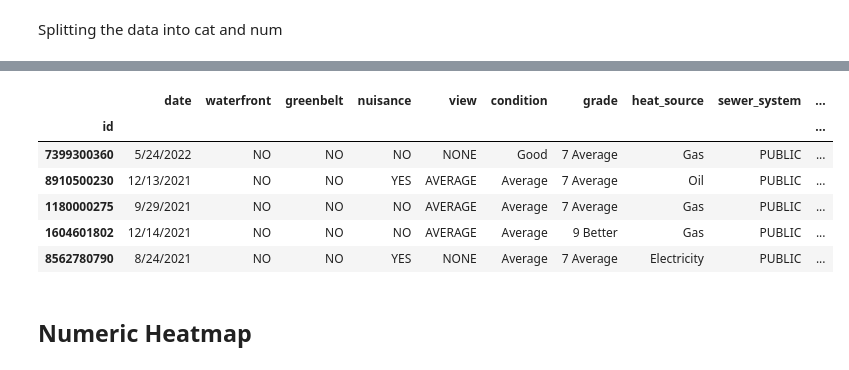
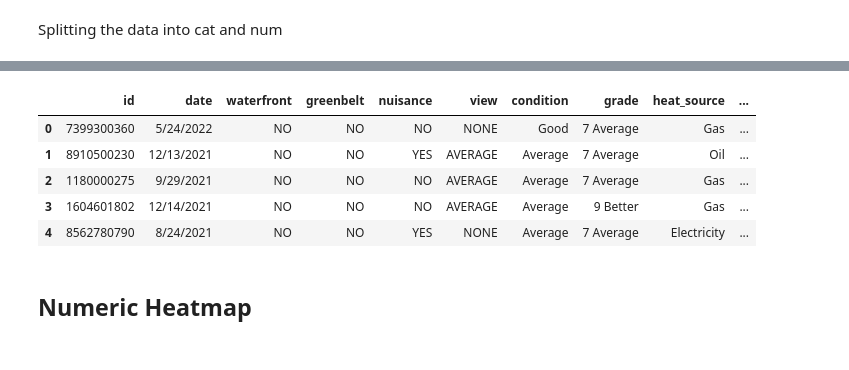
Before and after one commit to alexanderdaffara/HousingSalesRegression, a Jupyter notebook: Andre_Notebook.ipynb, the cells around one changed output, grey strips where cells are left out. Saved outputs shown, nothing was run; the diff lists cells and outputs as text; code cells hidden in the pictures.

```diff
--- a/Andre_Notebook.ipynb
+++ b/Andre_Notebook.ipynb
@@ -86,14 +90,14 @@ numeric_df.head()
 # %%
 cat_df = df.select_dtypes(object)
+cat_df = cat_df.reset_index()
 cat_df.head()
 # %% [output]
-|  | date | waterfront | greenbelt | nuisance | view | condition | grade | heat_source | sewer_system | ... |
-| id |  |  |  |  |  |  |  |  |  | ... |
-| 7399300360 | 5/24/2022 | NO | NO | NO | NONE | Good | 7 Average | Gas | PUBLIC | ... |
-| 8910500230 | 12/13/2021 | NO | NO | YES | AVERAGE | Average | 7 Average | Oil | PUBLIC | ... |
-| 1180000275 | 9/29/2021 | NO | NO | NO | AVERAGE | Average | 7 Average | Gas | PUBLIC | ... |
-| 1604601802 | 12/14/2021 | NO | NO | NO | AVERAGE | Average | 9 Better | Gas | PUBLIC | ... |
-| 8562780790 | 8/24/2021 | NO | NO | YES | NONE | Average | 7 Average | Electricity | PUBLIC | ... |
+|  | id | date | waterfront | greenbelt | nuisance | view | condition | grade | heat_source | ... |
+| 0 | 7399300360 | 5/24/2022 | NO | NO | NO | NONE | Good | 7 Average | Gas | ... |
+| 1 | 8910500230 | 12/13/2021 | NO | NO | YES | AVERAGE | Average | 7 Average | Oil | ... |
+| 2 | 1180000275 | 9/29/2021 | NO | NO | NO | AVERAGE | Average | 7 Average | Gas | ... |
+| 3 | 1604601802 | 12/14/2021 | NO | NO | NO | AVERAGE | Average | 9 Better | Gas | ... |
+| 4 | 8562780790 | 8/24/2021 | NO | NO | YES | NONE | Average | 7 Average | Electricity | ... |
 # %% [markdown]
 ## Numeric Heatmap
 # %%
```
Also changed, not shown: parts of 52 cells of this notebook.
